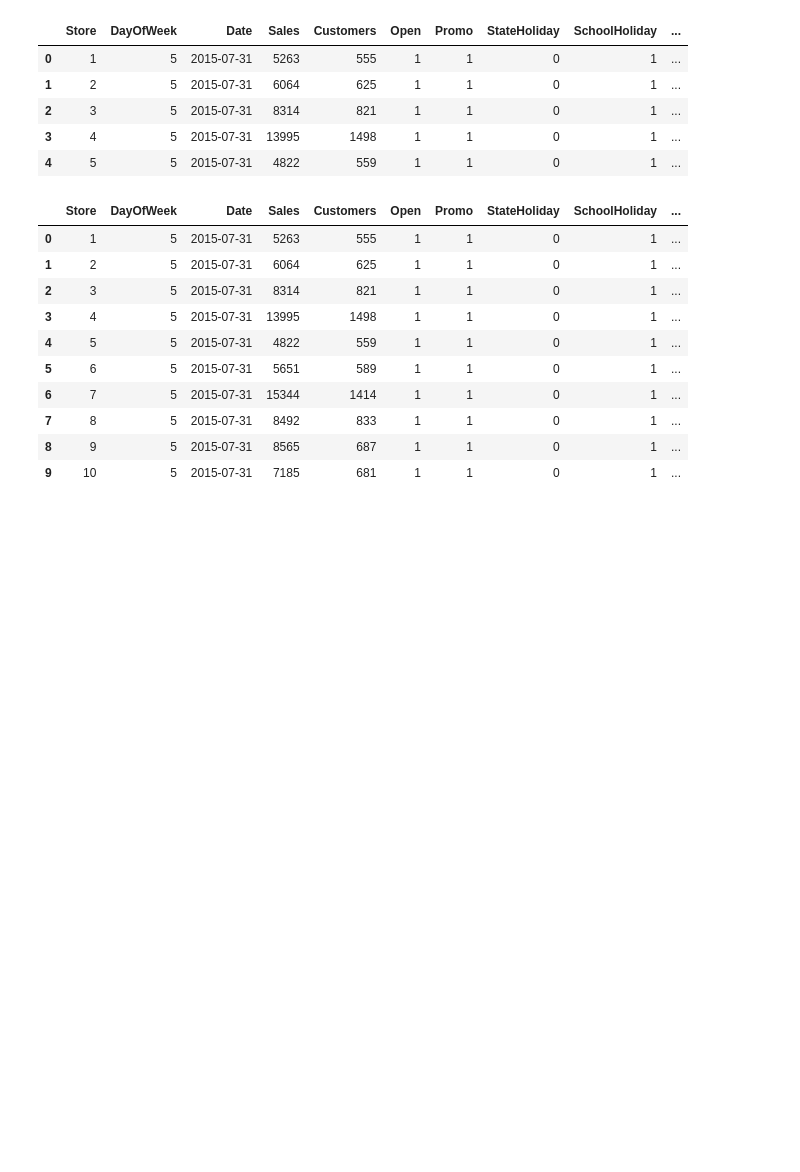
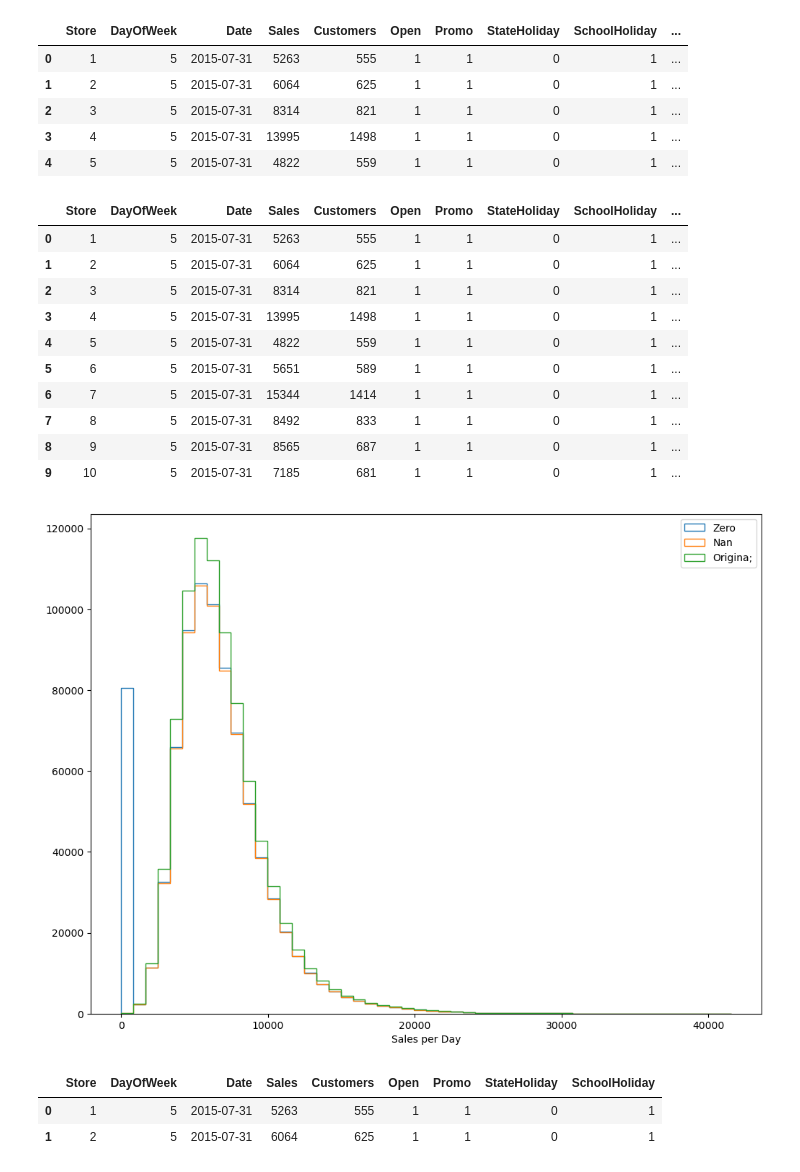
Before and after one commit to omid-sar/Interview-Preparation, a Jupyter notebook: data_manipulation/test.ipynb, the cells around one changed output. Saved outputs shown, nothing was run; the diff lists cells and outputs as text; code cells hidden in the pictures; blank space fills up the shorter version.

```diff
--- a/data_manipulation/test.ipynb
+++ b/data_manipulation/test.ipynb
@@ -1110,3 +1154,12 @@ df_week_day.head(10)
 | 7 | 8 | 5 | 2015-07-31 | 8492 | 833 | 1 | 1 | 0 | 1 | ... |
 | 8 | 9 | 5 | 2015-07-31 | 8565 | 687 | 1 | 1 | 0 | 1 | ... |
 | 9 | 10 | 5 | 2015-07-31 | 7185 | 681 | 1 | 1 | 0 | 1 | ... |
+# %%
+plt.figure(figsize=(12,9))
+plt.hist(df_week_day['New_sales'],histtype='step', bins=50, label="Zero")
+plt.hist(df_week_day['New Sales'],histtype='step', bins=50, label="Nan")
+plt.hist(df_week_day['Sales'],histtype='step', bins=50, label="Origina;")
+plt.xlabel('Sales per Day')
+plt.legend();
+# %% [output]
+[figure, added]
@@ -1112,0 +1168,6 @@ df_week_day.head(10)
+# %%
+df_y.head(2)
+# %% [output]
+|  | Store | DayOfWeek | Date | Sales | Customers | Open | Promo | StateHoliday | SchoolHoliday |
+| 0 | 1 | 5 | 2015-07-31 | 5263 | 555 | 1 | 1 | 0 | 1 |
+| 1 | 2 | 5 | 2015-07-31 | 6064 | 625 | 1 | 1 | 0 | 1 |
```
Also changed, not shown: parts of 7 cells of this notebook, 1 other file.
